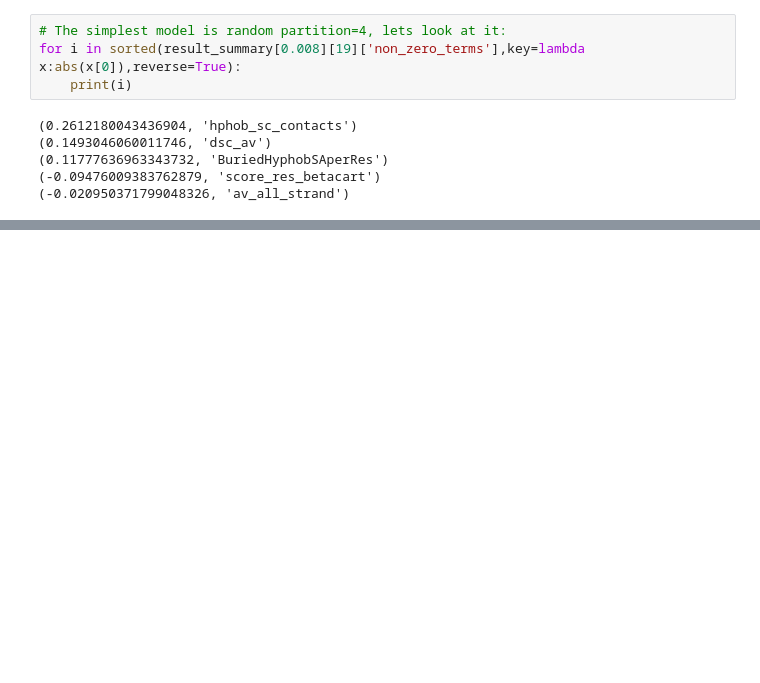
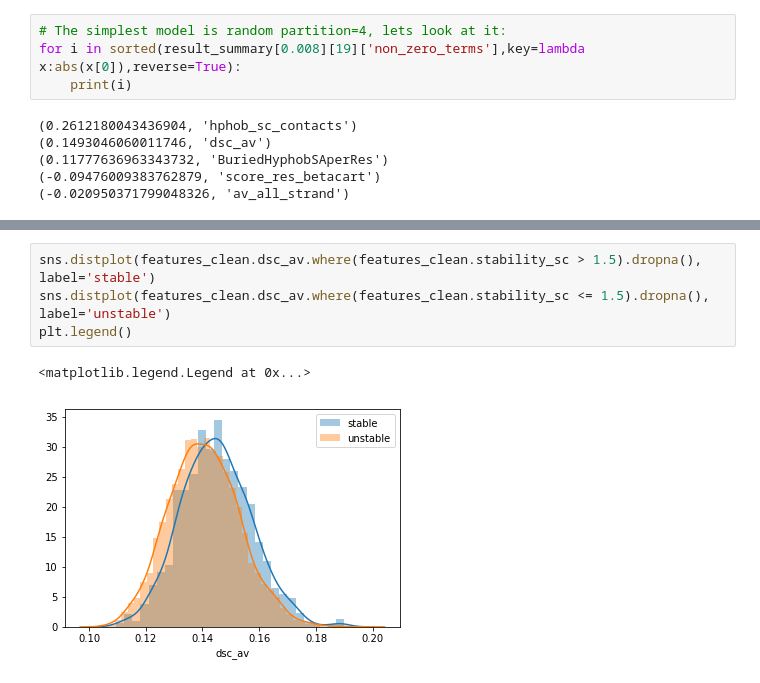
Before and after one commit to basantab/NTF2analysis, a Jupyter notebook: ProteaseAnalysisExp2/LassoLogisticRegression_new_version.ipynb, the cells around one changed output, grey strips where cells are left out. Drawn from its saved outputs; the diff is of its cells as text; blank space fills up the shorter version.

```diff
--- a/ProteaseAnalysisExp2/LassoLogisticRegression_new_version.ipynb
+++ b/ProteaseAnalysisExp2/LassoLogisticRegression_new_version.ipynb
@@ -235,0 +257,7 @@ for i in sorted(result_summary[0.008][19]['non_zero_terms'],key=lambda x:abs(x[0
+# %%
+sns.distplot(features_clean.dsc_av.where(features_clean.stability_sc > 1.5).dropna(), label='stable')
+sns.distplot(features_clean.dsc_av.where(features_clean.stability_sc <= 1.5).dropna(), label='unstable')
+plt.legend()
+# %% [output]
+<matplotlib.legend.Legend at 0x...>
+[figure, added]
```
Also changed, not shown: parts of 3 cells of this notebook, 1 other file.
